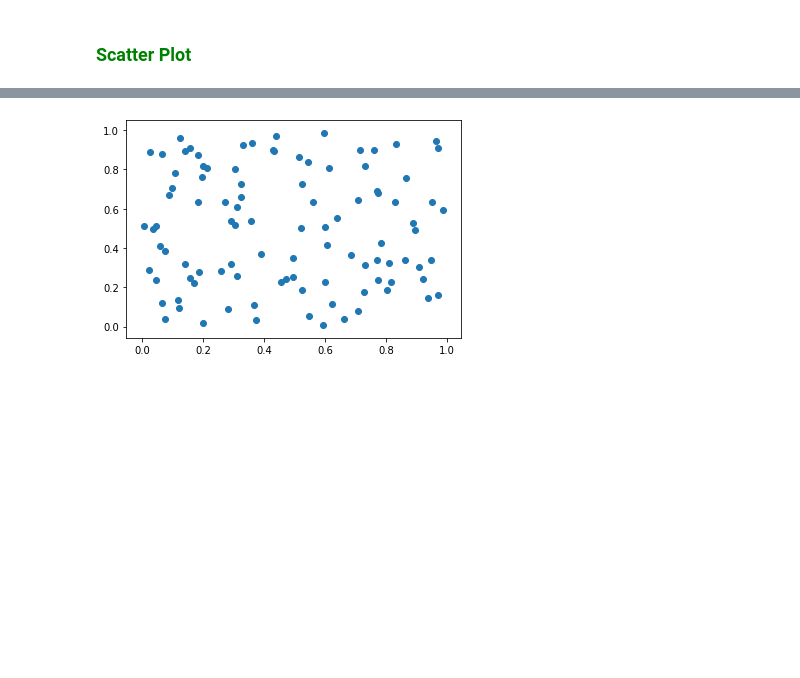
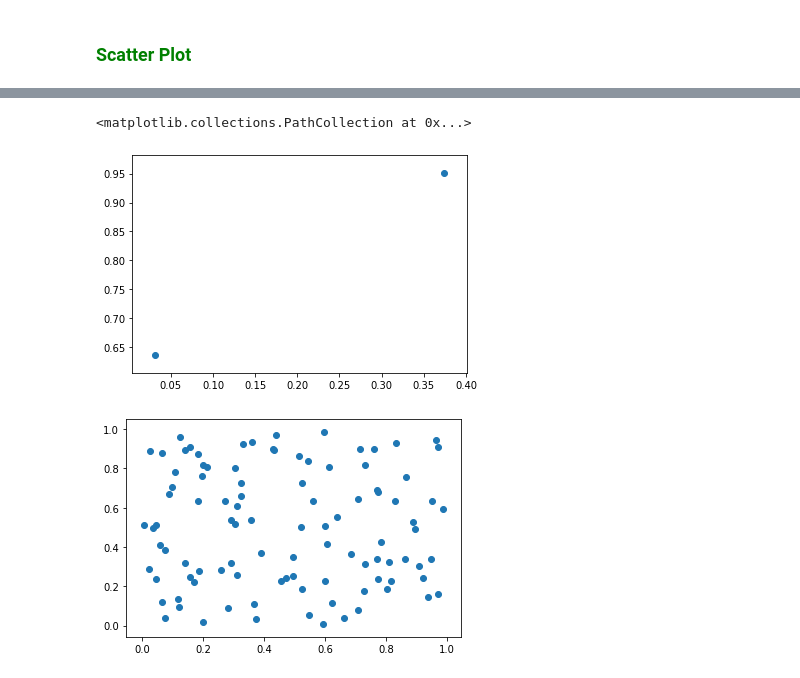
Before and after one commit to SivaLokam/supervisedlearning, a Jupyter notebook: Tutorials/Matplotlib Tutorial.ipynb, the cells around one changed output, grey strips where cells are left out. Drawn from its saved outputs; the diff is of its cells as text; code cells hidden in the pictures; blank space fills up the shorter version.

```diff
--- a/Tutorials/Matplotlib Tutorial.ipynb
+++ b/Tutorials/Matplotlib Tutorial.ipynb
@@ -79,6 +107,11 @@ plt.show()
 np.random.seed(42)
 # Generate a 2 by 100 NumPy Array of random decimals between 0 and 1
 r = np.random.rand(2,100)
+# %%
+plt.scatter(r[:,0],r[:,1])
+# %% [output]
+<matplotlib.collections.PathCollection at 0x...>
+[figure, added]
 # %%
 plt.scatter(r[0],r[1])
 plt.show()
```
Also changed, not shown: parts of 74 cells of this notebook, 3 other files.
